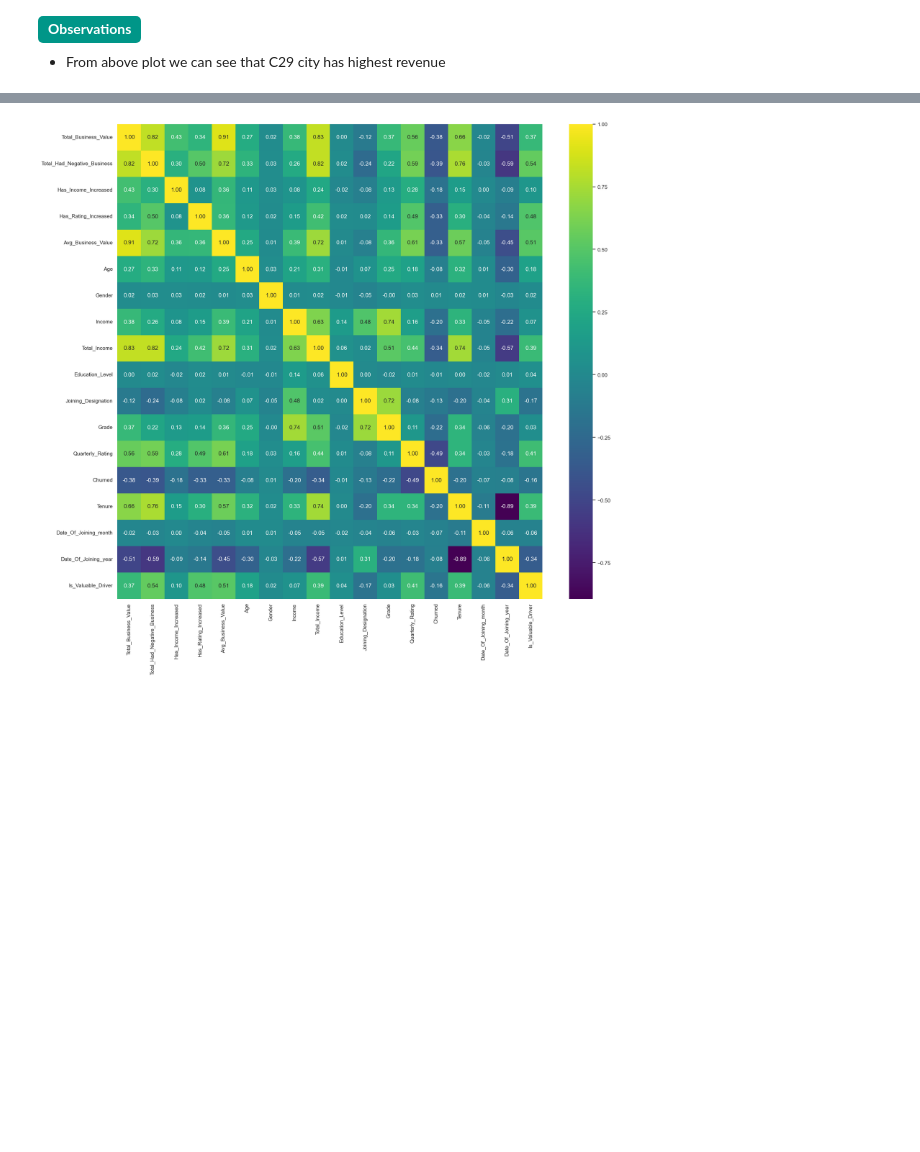
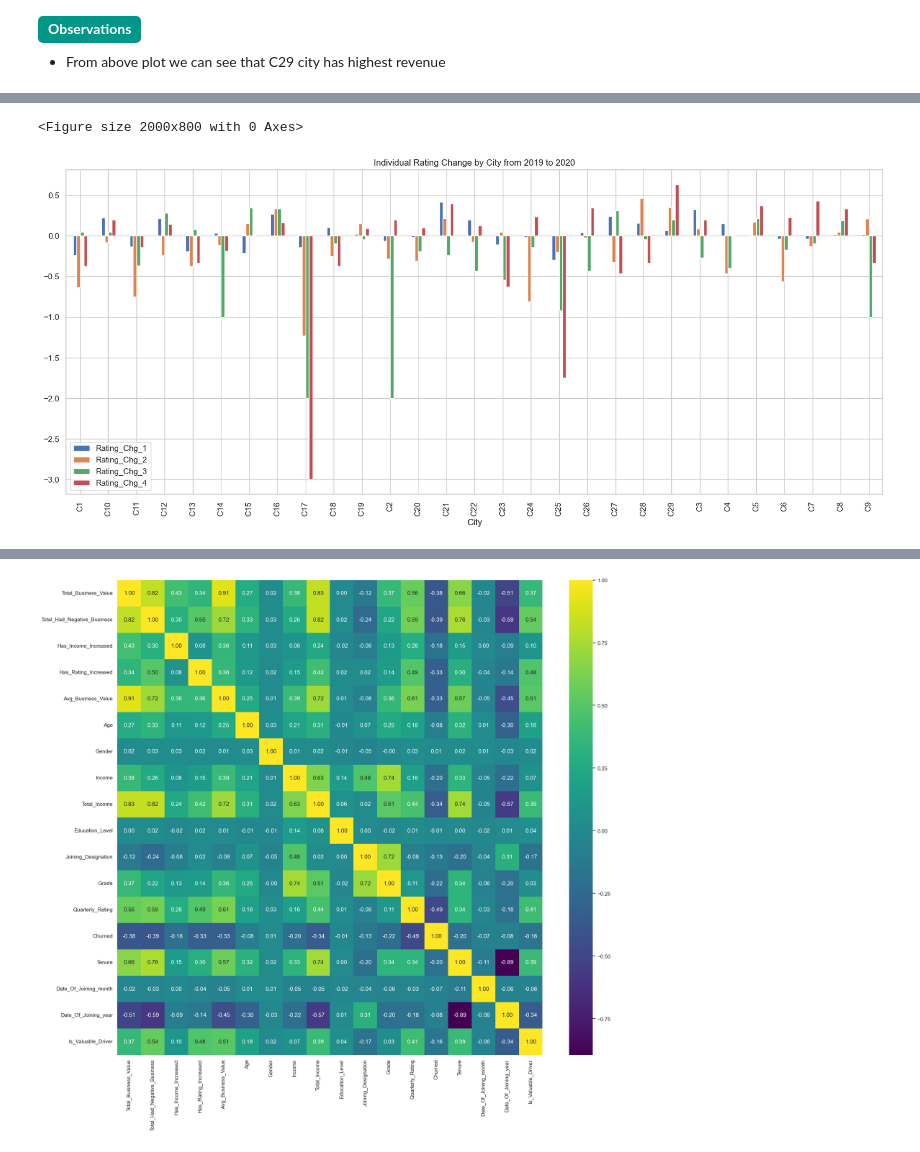
Before and after one commit to gautamnaik1994/OLA-Driver-Churn-ML-CaseStudy, a Jupyter notebook: CaseStudy.ipynb, the cells around one changed output, grey strips where cells are left out. Drawn from its saved outputs; the diff is of its cells as text; code cells hidden in the pictures; blank space fills up the shorter version.

```diff
--- a/CaseStudy.ipynb
+++ b/CaseStudy.ipynb
@@ -788,0 +898,7 @@ merged_df.groupby("City").agg({"Total_Business_Value": "sum"}).sort_values("Tota
+# %%
+plt.figure(figsize=(20, 8))
+rating_df.plot(kind="bar", x="City", y=["Rating_Chg_1", "Rating_Chg_2", "Rating_Chg_3", "Rating_Chg_4"], figsize=(20, 8))
+plt.title("Individual Rating Change by City from 2019 to 2020");
+# %% [output]
+<Figure size 2000x800 with 0 Axes>
+[figure, added]
```
Also changed, not shown: parts of 32 cells of this notebook.
